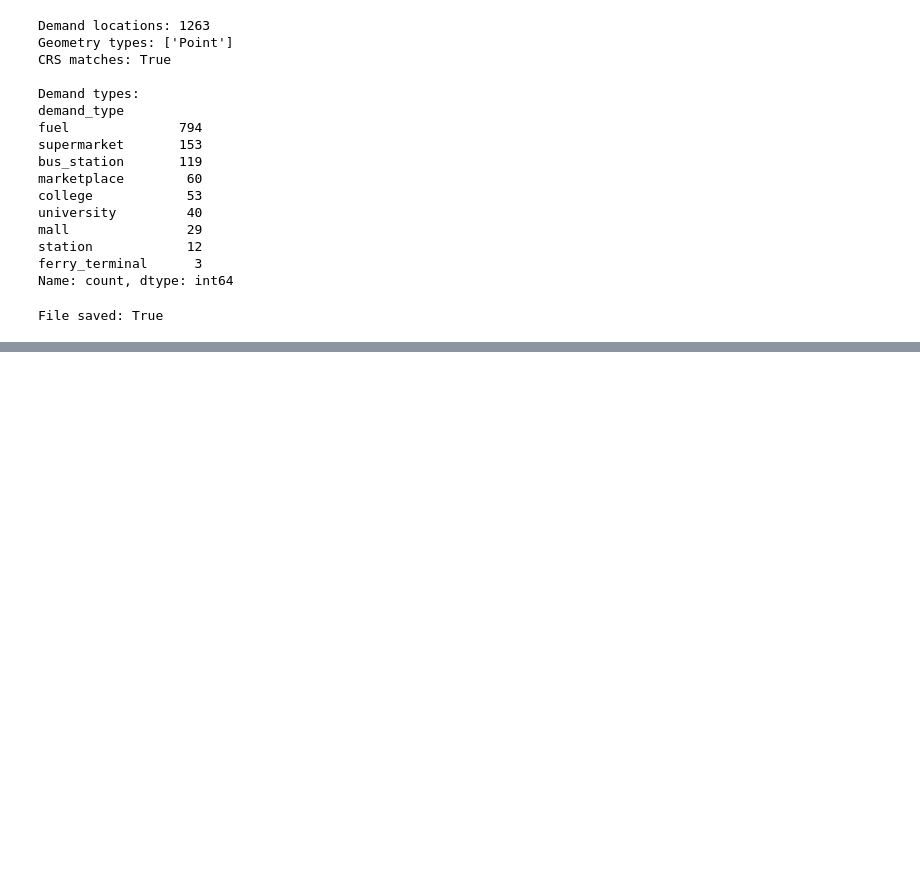
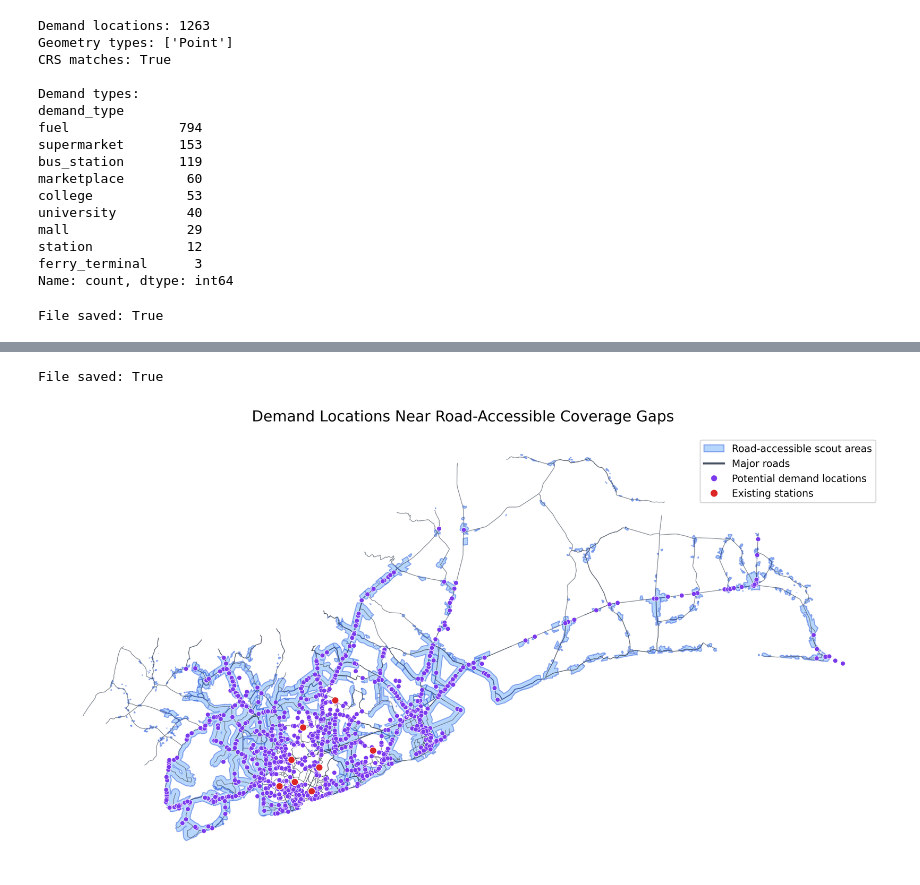
Before and after one commit to manafosman-dev/accra_ev_swap_coverage_analysis, a Jupyter notebook: notebooks/03_scouting_site_analysis.ipynb, the cells around one changed output, grey strips where cells are left out. Cells and saved outputs as stored; diff of their text form; code cells hidden in the pictures; blank space fills up the shorter version.

Commit message:
adding demand locations plot

```diff
--- a/notebooks/03_scouting_site_analysis.ipynb
+++ b/notebooks/03_scouting_site_analysis.ipynb
@@ -257,3 +259,13 @@ demand_locations_projected.to_file(demand_locations_file,driver="GPKG")
 print("File saved:",demand_locations_file.exists())
 # %% [output]
 File saved: True
+# %%
+demand_search_distance_metres = 3_000
+
+scout_geometry = (road_accessible_scout_area.geometry.union_all())
+demand_search_geometry = (scout_geometry.buffer(demand_search_distance_metres))
+relevant_demand_locations = (demand_locations_projected[demand_locations_projected.geometry.intersects(demand_search_geometry)].copy().reset_index(drop=True))
+
+print("All demand locations:",len(demand_locations_projected),)
+print("Relevant demand locations:",len(relevant_demand_locations),)
+print(relevant_demand_locations["demand_type"].value_counts())
@@ -259,0 +286,25 @@ File saved: True
+# %%
+relevant_demand_file = (processed_data_directory/ "relevant_demand_locations.gpkg")
+relevant_demand_locations.to_file(relevant_demand_file,driver="GPKG",)
+
+print("File saved:", relevant_demand_file.exists())
+# %% [output]
+File saved: True
+# %%
+fig, ax = plt.subplots(figsize=(12, 9),dpi=300,)
+road_accessible_scout_area.plot(ax=ax,facecolor="#60a5fa",edgecolor="#1d4ed8",alpha=0.45,linewidth=1,zorder=1,)
+
+major_roads_projected.plot(ax=ax,color="#4b5563",linewidth=0.7,alpha=0.65,zorder=2,)
+relevant_demand_locations.plot(ax=ax,color="#7c3aed",edgecolor="white",linewidth=0.4,markersize=22,zorder=3,)
+stations_projected.plot(ax=ax,color="#dc2626",edgecolor="white",linewidth=0.7,markersize=50,zorder=4,)
+
+legend_items = [Patch(facecolor="#60a5fa",edgecolor="#1d4ed8",alpha=0.45,label="Road-accessible scout areas",),
+    Line2D([0],[0],color="#4b5563",linewidth=2,label="Major roads",),
+    Line2D([0],[0],marker="o",linestyle="none",markerfacecolor="#7c3aed",markeredgecolor="white",markersize=7,label="Potential demand locations",),
+    Line2D([0],[0],marker="o",linestyle="none",markerfacecolor="#dc2626",markeredgecolor="white",markersize=8,label="Existing stations",),]
+ax.legend(handles=legend_items,loc="upper right",)
+ax.set_title("Demand Locations Near Road-Accessible Coverage Gaps",fontsize=15,pad=14,)
+ax.set_axis_off()
+plt.tight_layout()
+# %% [output]
+[figure, added]
```
Also changed, not shown: parts of 2 cells of this notebook, 7 other files.
